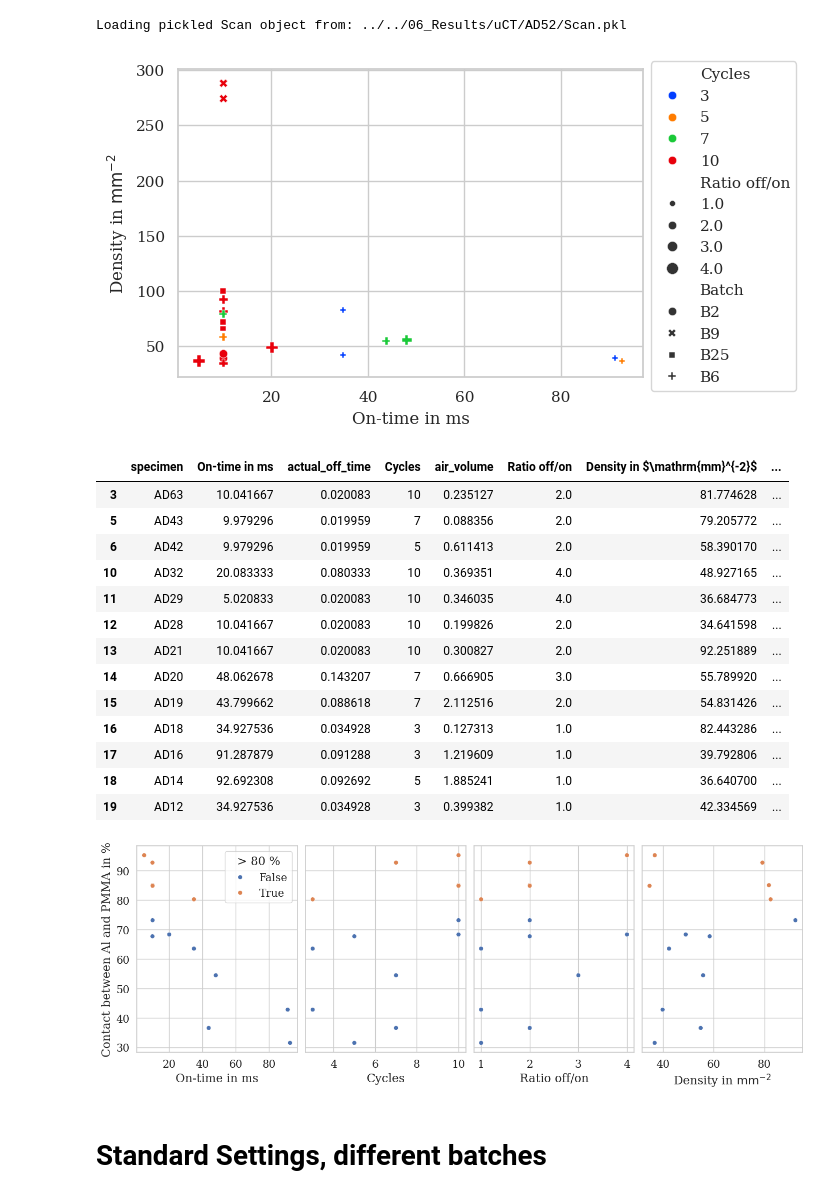
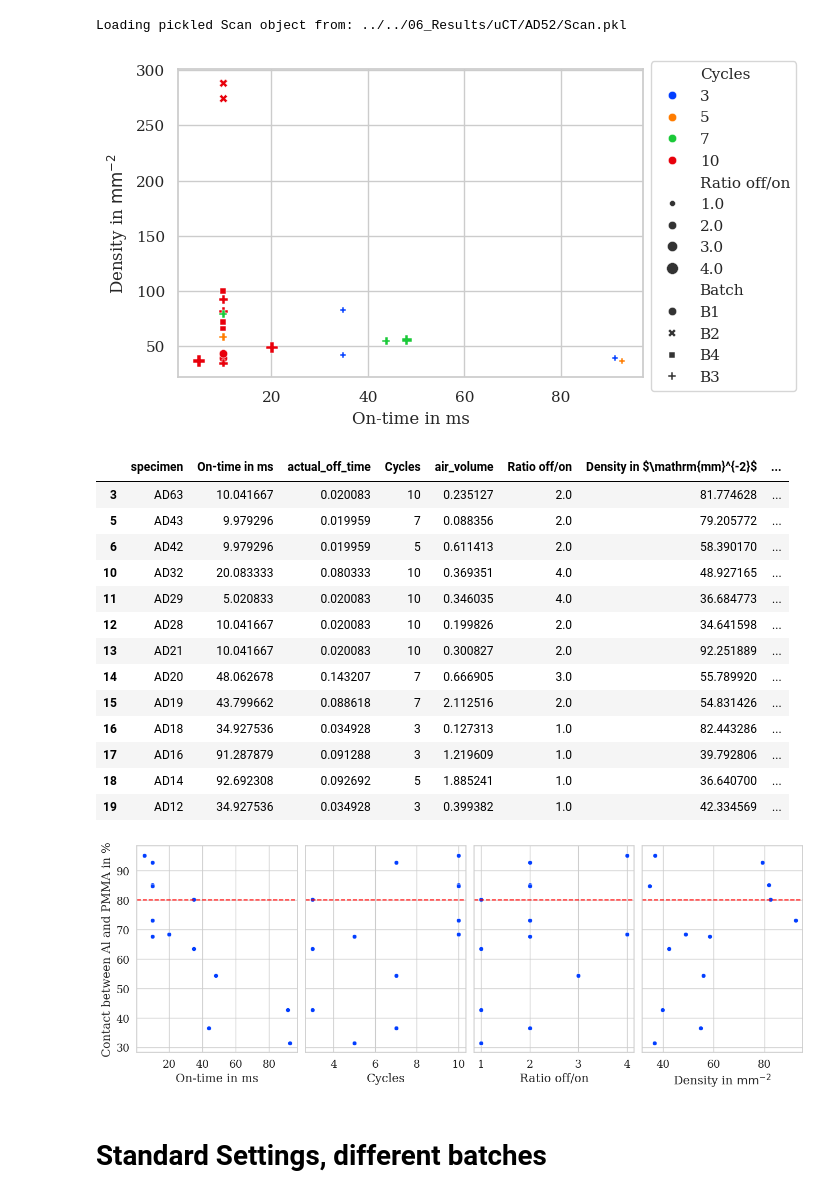
Before and after one commit to Eudoxosfly/Masterthesis, a Jupyter notebook: uCT_analysis/visualization.ipynb, the cells around one changed output. Drawn from its saved outputs; the diff is of its cells as text; code cells hidden in the pictures.

```diff
--- a/uCT_analysis/visualization.ipynb
+++ b/uCT_analysis/visualization.ipynb
@@ -132,7 +141,7 @@ b9 = specimen_overview[(specimen_overview["Batch"] == "B9") & analysed]["specime
 b25 = specimen_overview[(specimen_overview["Batch"] == "B25") & analysed]["specimen"].values
 
 batch_list = [b2, b6, b9, b25]
-batch_names = ["B2 (overetched)", "B6 (structured)", "B9 (raw)", "B25 (structured)"]
+batch_names = ["B1", "B3", "B2", "B4"]
 diameter_distribution = {}
 cumulative_volume = {}
 for batch, name in zip(batch_list, batch_names):
@@ -222,6 +240,7 @@ for setting in settings:
 df = df.reset_index(drop=True)
 df_settings = pd.DataFrame(all_settings)
 df = df.join(df_settings[["actual_on_time", "actual_off_time", "passes"]])
+df.replace(["B2", "B9", "B6", "B25"], ["B1", "B2", "B3", "B4"], inplace=True)
 df["air_volume"] = [analytics[specimen]["mask_analytics"]["total_air_volume_mm3"] for specimen in
                     df["specimen"]]
 df["Ratio off/on"] = np.round(df["actual_off_time"] / df["actual_on_time"])
@@ -231,7 +250,7 @@ df["Contact"] = [100 - analytics[specimen]["mask_analytics"]["contact_air_Al_per
 df = df.drop(["settings"], axis=1)
 df["actual_on_time"] = df["actual_on_time"] * 1e3
 df.rename({"passes": "Cycles", "actual_on_time": "On-time in ms"}, axis=1, inplace=True)
-df_woBatch = df[df["Batch"] == "B6"].drop("Batch", axis=1)
+df_woBatch = df[df["Batch"] == "B3"].drop("Batch", axis=1)
 df_batches = df[(df["On-time in ms"].round() == 10)
                 & (df["Ratio off/on"] == 2.0)
                 & (df["Cycles"] == 10)]
@@ -282,42 +301,41 @@ ax.set_xlabel("On-time in ms")
 fig.savefig("../../06_Results/SettingsTest/param_overview.pdf", bbox_inches="tight", pad_inches=0)
 fig.savefig("../../06_Results/SettingsTest/param_overview.png", bbox_inches="tight", pad_inches=0)
 # %% [output]
-[figure, old version]
+[figure, new version]
 # %%
 sns.set_context("paper")
 sns.set_theme(font="serif", style="whitegrid", font_scale=1.3)
-high = 80
-df_woBatch["> {} %".format(high)] = df_woBatch["Contact"] > high
+
 bright = sns.color_palette("bright", 1)
 fig, axs = plt.subplots(1, 4, figsize=(16, 5), sharey=True)
 fig.subplots_adjust(wspace=0.05)
-sns.scatterplot(data=df_woBatch, x="On-time in ms", y="Contact", ax=axs[0], color=bright, hue="> {} %".format(high))
-sns.scatterplot(data=df_woBatch, x="Cycles", y="Contact", ax=axs[1], color=bright, hue="> {} %".format(high),
+[ax.axhline(80, color="red", linestyle="--") for ax in axs]
+sns.scatterplot(data=df_woBatch, x="On-time in ms", y="Contact", ax=axs[0], color=bright)
+sns.scatterplot(data=df_woBatch, x="Cycles", y="Contact", ax=axs[1], color=bright,
                 legend=False)
-sns.scatterplot(data=df_woBatch, x="Ratio off/on", y="Contact", ax=axs[2], color=bright, hue="> {} %".format(high),
+sns.scatterplot(data=df_woBatch, x="Ratio off/on", y="Contact", ax=axs[2], color=bright,
                 legend=False)
-sns.scatterplot(data=df_woBatch, x="Density in $\mathrm{mm}^{-2}$", y="Contact", ax=axs[3], color=bright,
-                hue="> {} %".format(high), legend=False)
+sns.scatterplot(data=df_woBatch, x="Density in $\mathrm{mm}^{-2}$", y="Contact", ax=axs[3], color=bright, legend=False)
 axs[0].set_ylabel("Contact between Al and PMMA in %")
 fig.savefig("../../06_Results/SettingsTest/onEnergyPasses_contact.pdf", bbox_inches="tight", pad_inches=0)
 fig.savefig("../../06_Results/SettingsTest/onEnergyPasses_contact.png", bbox_inches="tight", pad_inches=0)
 df_woBatch
 # %% [output]
 |  | specimen | On-time in ms | actual_off_time | Cycles | air_volume | Ratio off/on | Density in $\mathrm{mm}^{-2}$ | ... |
 | 3 | AD63 | 10.041667 | 0.020083 | 10 | 0.235127 | 2.0 | 81.774628 | ... |
 | 5 | AD43 | 9.979296 | 0.019959 | 7 | 0.088356 | 2.0 | 79.205772 | ... |
 | 6 | AD42 | 9.979296 | 0.019959 | 5 | 0.611413 | 2.0 | 58.390170 | ... |
 | 10 | AD32 | 20.083333 | 0.080333 | 10 | 0.369351 | 4.0 | 48.927165 | ... |
 | 11 | AD29 | 5.020833 | 0.020083 | 10 | 0.346035 | 4.0 | 36.684773 | ... |
 | 12 | AD28 | 10.041667 | 0.020083 | 10 | 0.199826 | 2.0 | 34.641598 | ... |
 | 13 | AD21 | 10.041667 | 0.020083 | 10 | 0.300827 | 2.0 | 92.251889 | ... |
 | 14 | AD20 | 48.062678 | 0.143207 | 7 | 0.666905 | 3.0 | 55.789920 | ... |
 | 15 | AD19 | 43.799662 | 0.088618 | 7 | 2.112516 | 2.0 | 54.831426 | ... |
 | 16 | AD18 | 34.927536 | 0.034928 | 3 | 0.127313 | 1.0 | 82.443286 | ... |
 | 17 | AD16 | 91.287879 | 0.091288 | 3 | 1.219609 | 1.0 | 39.792806 | ... |
 | 18 | AD14 | 92.692308 | 0.092692 | 5 | 1.885241 | 1.0 | 36.640700 | ... |
 | 19 | AD12 | 34.927536 | 0.034928 | 3 | 0.399382 | 1.0 | 42.334569 | ... |
-[figure, old version]
+[figure, new version]
 # %%
 # sns.pairplot(df, hue="specimen", corner=True, diag_kind="kde")
 # plt.savefig("../../06_Results/SettingsTest/Pairplot.pdf", bbox_inches="tight", pad_inches=0)
```
Also changed, not shown: parts of 6 cells of this notebook, 15 other files.
